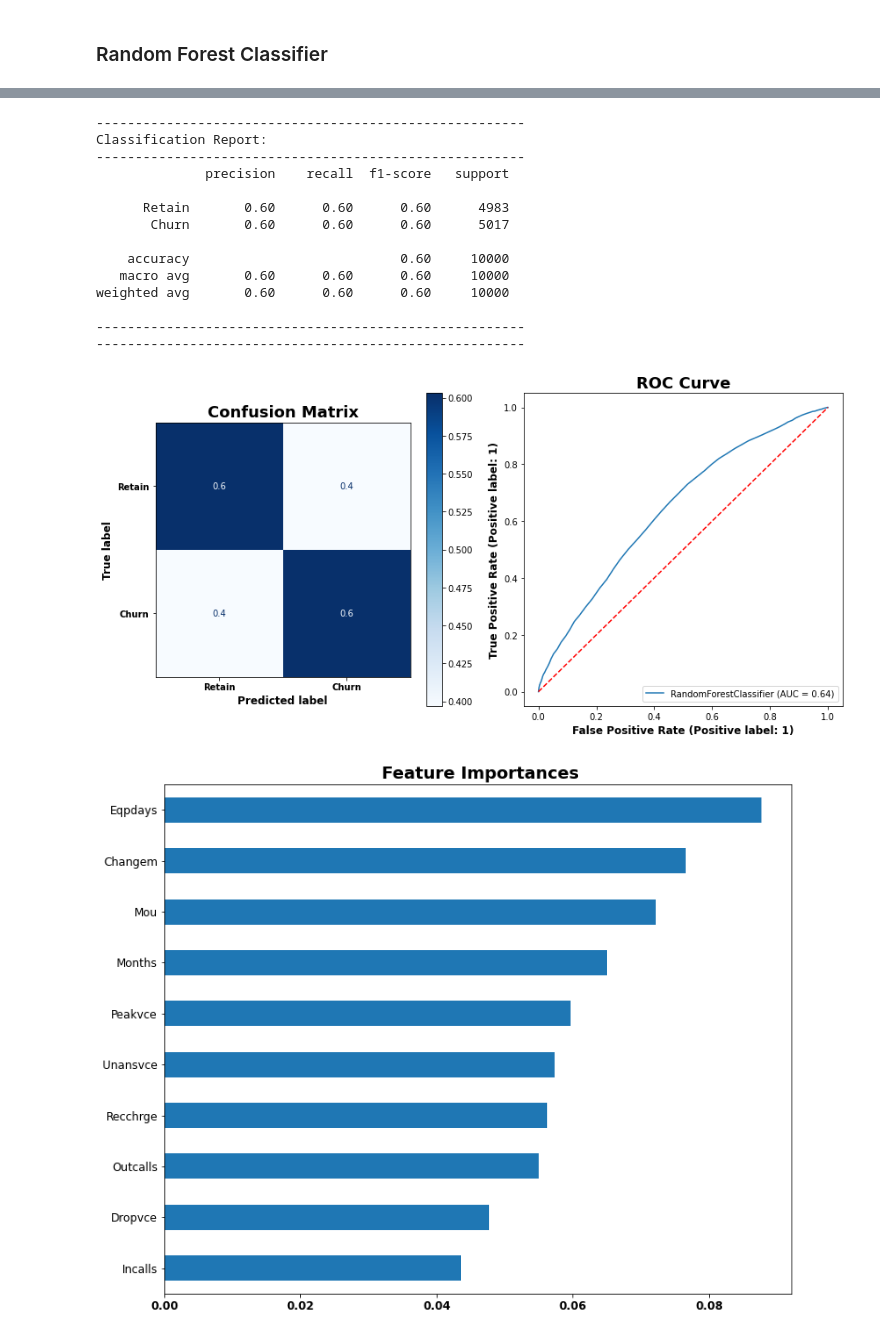
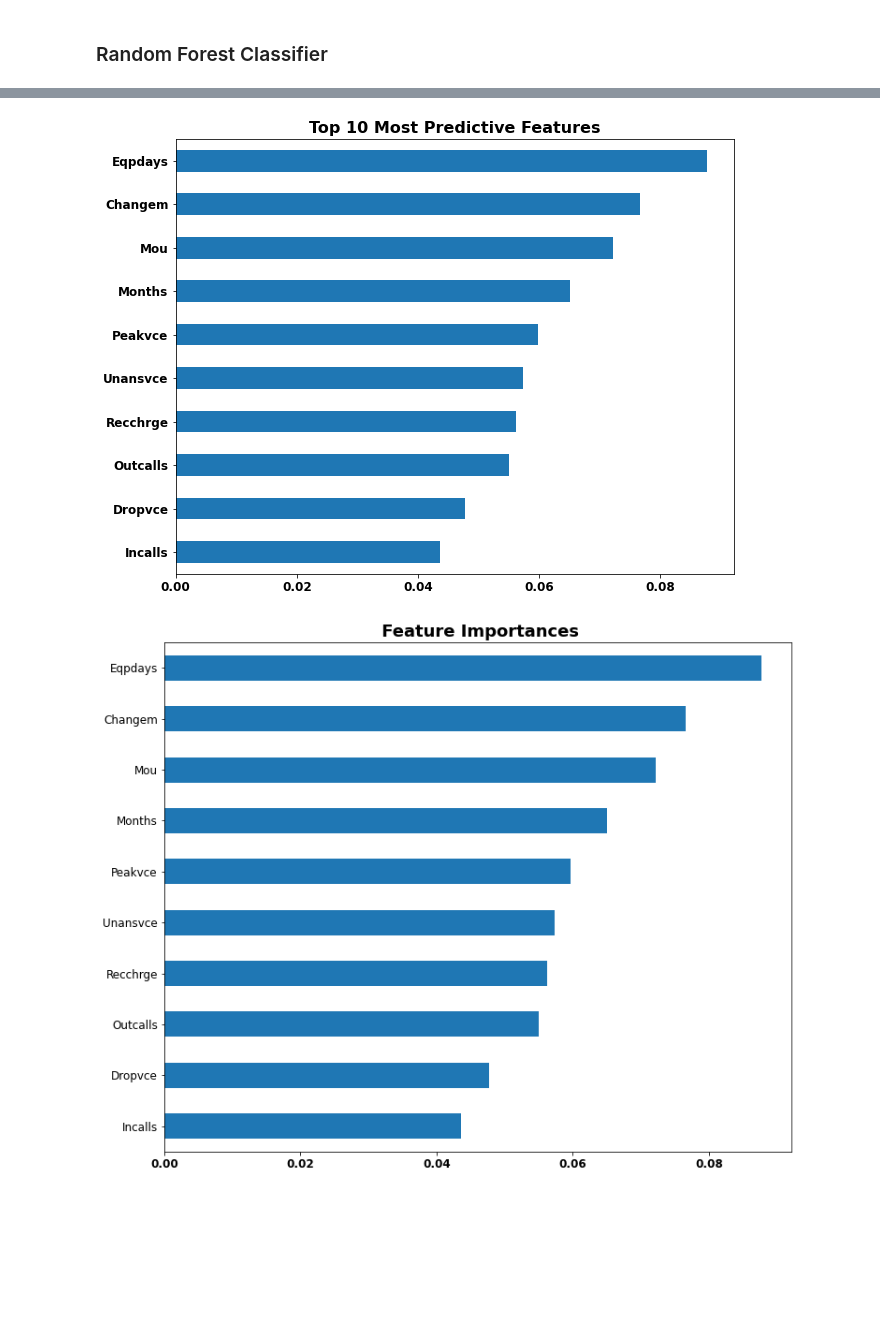
Before and after one commit to zero731/customer_churn_blog, a Jupyter notebook: Customer_churn_analysis_simplified_prep.ipynb, the cells around one changed output, grey strips where cells are left out. Drawn from its saved outputs; the diff is of its cells as text; code cells hidden in the pictures; blank space fills up the shorter version.

Commit message:
Interpret final model

```diff
--- a/Customer_churn_analysis_simplified_prep.ipynb
+++ b/Customer_churn_analysis_simplified_prep.ipynb
@@ -664,0 +682,19 @@ ColumnTransformer(remainder='passthrough',
+# %%
+## Read in dataset from csv file
+model_data = pd.read_csv('Data/model_data.csv')
+
+## Define target variable
+target = 'Churn'
+
+## Separate features (X) and target (y) for train-test split
+X = model_data.drop(columns=[target], axis=1).copy()
+y = model_data[target].copy()
+
+## Define random seed to use for train-test-split and
+ ## classifiers for reproducibility
+random_seed = 319
+
+## Split the data into training and test sets prior to preprocessing
+X_train, X_test, y_train, y_test = train_test_split(X, y,
+                                                    test_size=0.25,
+                                                    random_state=random_seed)
@@ -729,21 +811,19 @@ RandomForestClassifier(n_jobs=-1, random_state=319)
-# %%
-eval_clf(rf, X_test_tf, y_test);
-# %% [output]
--------------------------------------------------------
-Classification Report:
--------------------------------------------------------
-              precision    recall  f1-score   support
-
-      Retain       0.60      0.60      0.60      4983
-       Churn       0.60      0.60      0.60      5017
-
-    accuracy                           0.60     10000
-   macro avg       0.60      0.60      0.60     10000
-weighted avg       0.60      0.60      0.60     10000
-
--------------------------------------------------------
--------------------------------------------------------
-[figure, removed]
+# %%
+## Obtain and sort feature importances from fitted model
+feature_importances = (rf.feature_importances_)
+sorted_idx = feature_importances.argsort()
+importance = pd.Series(feature_importances, index=feature_names)
+
+## Plot top 10 most predictive features
+plt.figure(figsize=(10,8))
+fig = importance.sort_values().tail(10).plot(kind='barh')
+fig.set_title('Top 10 Most Predictive Features',
+              fontsize=16, fontweight='bold')
+plt.xticks(fontsize=12, fontweight='bold')
+plt.yticks(fontsize=12, fontweight='bold')
+plt.show()
+# %% [output]
+[figure, added]
 # %%
 plot_feat_importance(rf, feature_names);
 # %% [output]
```
Also changed, not shown: parts of 73 cells of this notebook.
